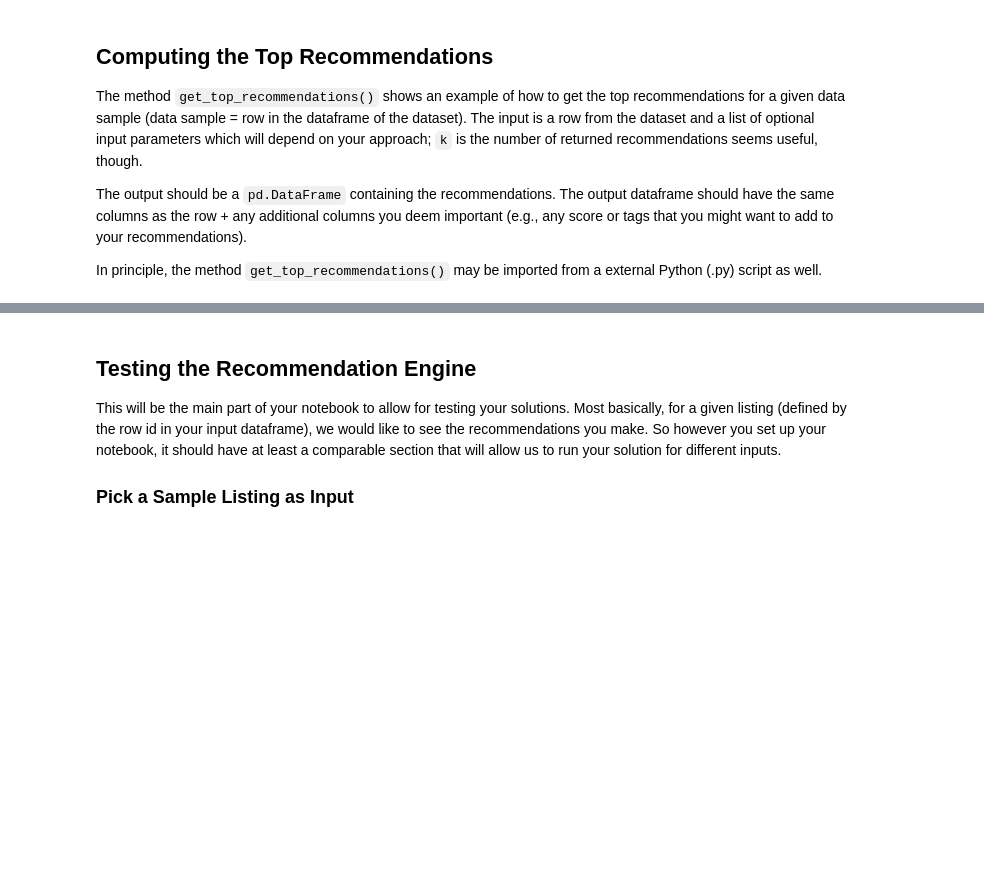
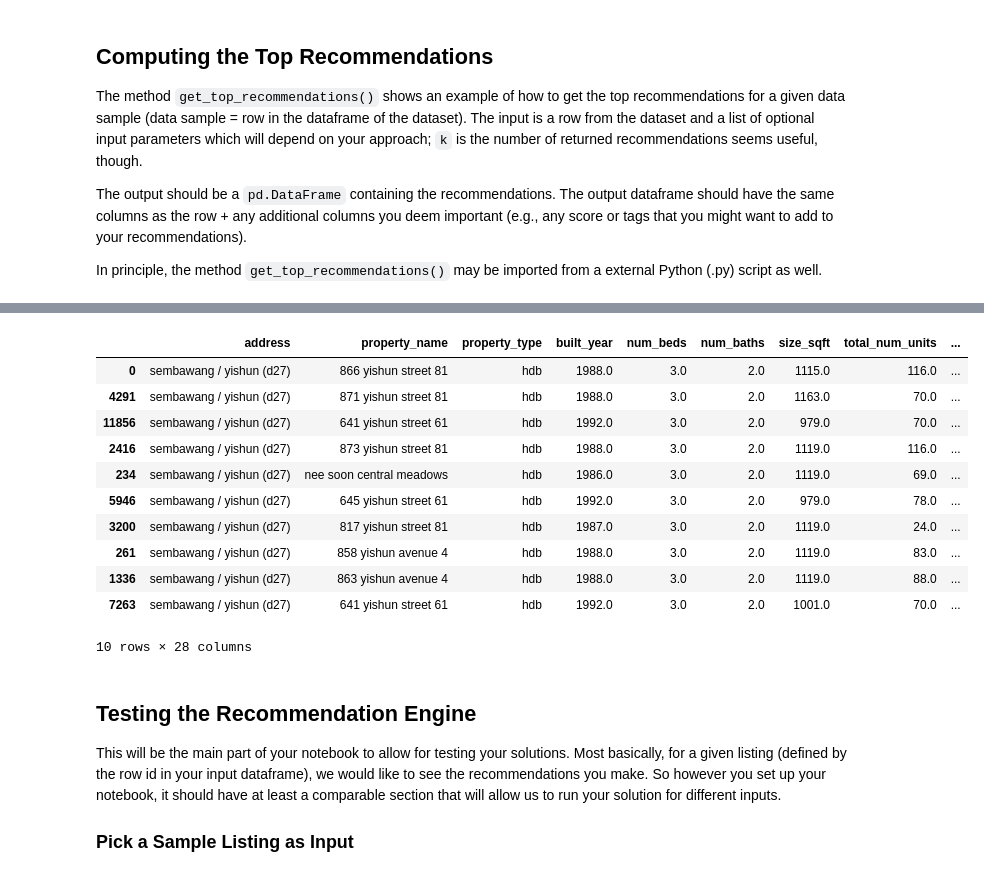
Before and after one commit to atul1696/cs5228-project, a Jupyter notebook: task2.ipynb, the cells around one changed output, grey strips where cells are left out. Saved outputs shown, nothing was run; the diff lists cells and outputs as text; code cells hidden in the pictures; blank space fills up the shorter version.

```diff
--- a/task2.ipynb
+++ b/task2.ipynb
@@ -105,3 +122,22 @@ In principle, the method `get_top_recommendations()` may be imported from a exte
+# %%
+nearest_neighbors = NearestNeighbors(n_neighbors=10).fit(df_data)
+# %%
+distances, index_list = nearest_neighbors.kneighbors(row)
+# %%
+data_preprocessor.inverse_transform(df_data.iloc[index_list.flatten()])
+# %% [output]
+|  | address | property_name | property_type | built_year | num_beds | num_baths | size_sqft | total_num_units | ... |
+| 0 | sembawang / yishun (d27) | 866 yishun street 81 | hdb | 1988.0 | 3.0 | 2.0 | 1115.0 | 116.0 | ... |
+| 4291 | sembawang / yishun (d27) | 871 yishun street 81 | hdb | 1988.0 | 3.0 | 2.0 | 1163.0 | 70.0 | ... |
+| 11856 | sembawang / yishun (d27) | 641 yishun street 61 | hdb | 1992.0 | 3.0 | 2.0 | 979.0 | 70.0 | ... |
+| 2416 | sembawang / yishun (d27) | 873 yishun street 81 | hdb | 1988.0 | 3.0 | 2.0 | 1119.0 | 116.0 | ... |
+| 234 | sembawang / yishun (d27) | nee soon central meadows | hdb | 1986.0 | 3.0 | 2.0 | 1119.0 | 69.0 | ... |
+| 5946 | sembawang / yishun (d27) | 645 yishun street 61 | hdb | 1992.0 | 3.0 | 2.0 | 979.0 | 78.0 | ... |
+| 3200 | sembawang / yishun (d27) | 817 yishun street 81 | hdb | 1987.0 | 3.0 | 2.0 | 1119.0 | 24.0 | ... |
+| 261 | sembawang / yishun (d27) | 858 yishun avenue 4 | hdb | 1988.0 | 3.0 | 2.0 | 1119.0 | 83.0 | ... |
+| 1336 | sembawang / yishun (d27) | 863 yishun avenue 4 | hdb | 1988.0 | 3.0 | 2.0 | 1119.0 | 88.0 | ... |
+| 7263 | sembawang / yishun (d27) | 641 yishun street 61 | hdb | 1992.0 | 3.0 | 2.0 | 1001.0 | 70.0 | ... |
+10 rows × 28 columns
 # %%
 def get_top_recommendations(row, **kwargs) -> pd.DataFrame:
 
```
Also changed, not shown: parts of 17 cells of this notebook, 1 other file.
